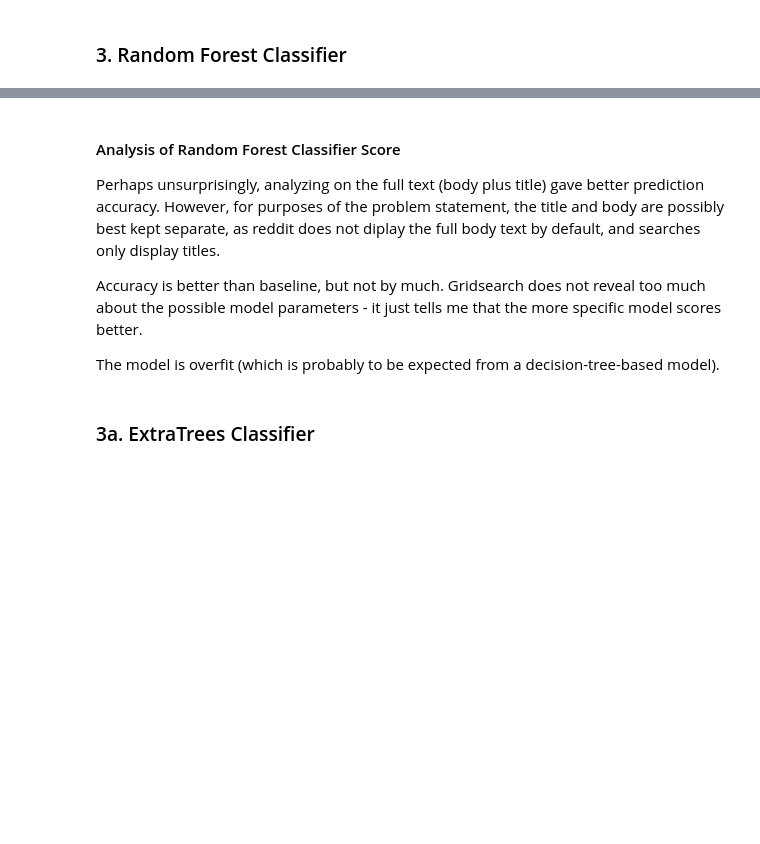
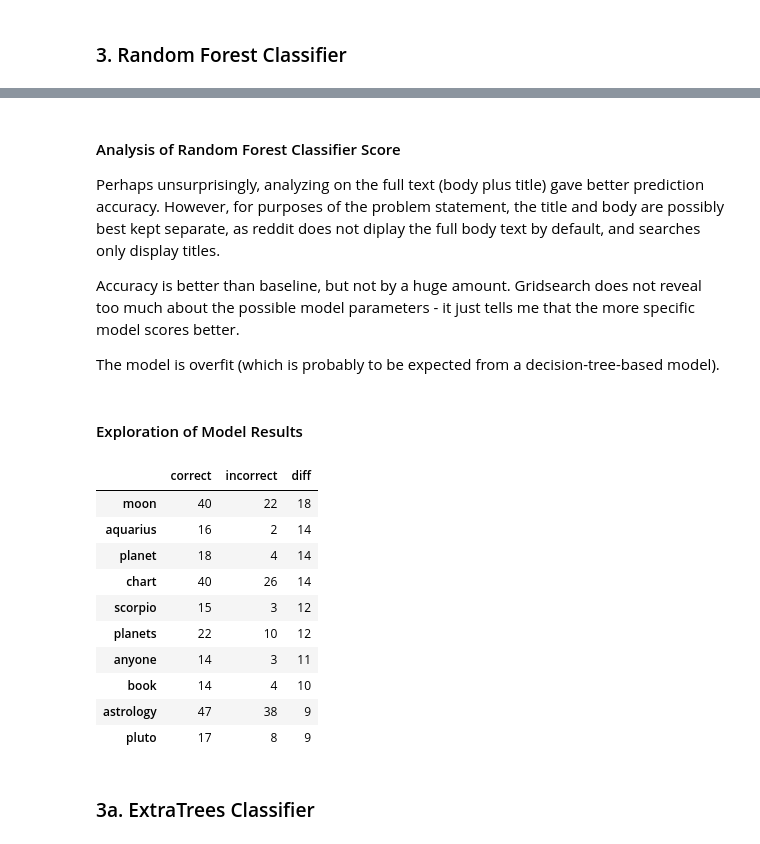
Before and after one commit to ffomezolam/GA-DSI-Project-3, a Jupyter notebook: code/02-model.ipynb, the cells around one changed output, grey strips where cells are left out. Cells and saved outputs as stored; diff of their text form; code cells hidden in the pictures; blank space fills up the shorter version.

```diff
--- a/code/02-model.ipynb
+++ b/code/02-model.ipynb
@@ -137,7 +152,7 @@ y = df[col_target]
 # split to train and test sets
 X_train, X_test, y_train, y_test = train_test_split(X, y,
                                                     stratify=y,
-                                                    test_size=0.2,
+                                                    test_size=0.3,
                                                     random_state=1)
 
 X_train.shape, X_test.shape, y_train.shape, y_test.shape
@@ -191,12 +235,14 @@ array(['writers', 'writing', 'written', 'wrong', 'wrote', 'wrought',
 # %% [markdown]
 ### 3. Random Forest Classifier
 # %%
-title_rfc = RandomForestClassifier(n_jobs=-1, random_state=1)
+title_rfc = RandomForestClassifier()
 gs_params = {
     'n_estimators': [200, 300],
     'min_samples_leaf': [4, 5],
     'min_samples_split': [4, 5],
-    'min_impurity_decrease': [0.0001, 0.001]
+    'min_impurity_decrease': [0.0001, 0.001],
+    'n_jobs': [-1],
+    'random_state': [1]
 }
 
 # use gridsearch this time only to check best model params (takes a long time)
@@ -258,9 +362,43 @@ Model Test Score (best): 0.6556962025316456
 
 Perhaps unsurprisingly, analyzing on the full text (body plus title) gave better prediction accuracy. However, for purposes of the problem statement, the title and body are possibly best kept separate, as reddit does not diplay the full body text by default, and searches only display titles.
 
-Accuracy is better than baseline, but not by much. Gridsearch does not reveal too much about the possible model parameters - it just tells me that the more specific model scores better.
+Accuracy is better than baseline, but not by a huge amount. Gridsearch does not reveal too much about the possible model parameters - it just tells me that the more specific model scores better.
 
 The model is overfit (which is probably to be expected from a decision-tree-based model).
+# %% [markdown]
+#### Exploration of Model Results
+# %%
+# title exploration - what words were best predictors?
+# get predictions
+preds_test = gs.best_estimator_.predict(test_title_cv)
+Xdf = pd.DataFrame(test_title_cv.A,
+                   columns=cv_title.get_feature_names_out(),
+                   index=y_test.index)
+# get filter for correct predictions (use index to label)
+preds_correct_filt = (preds_test == y_test)
+# %%
+# get word counts for correct and incorrect predictions
+wordcounts = pd.DataFrame()
+wordcounts['correct'] = Xdf.loc[preds_correct_filt].sum()
+wordcounts['incorrect'] = Xdf[~preds_correct_filt].sum()
+
+# get difference of correct and incorrect predictions per word
+# This shows what words had more correct over incorrect predictions
+wordcounts['diff'] = wordcounts['correct'] - wordcounts['incorrect']
+
+wordcounts.sort_values(by='diff', ascending=False).head(10)
+# %% [output]
+|  | correct | incorrect | diff |
+| moon | 40 | 22 | 18 |
+| aquarius | 16 | 2 | 14 |
+| planet | 18 | 4 | 14 |
+| chart | 40 | 26 | 14 |
+| scorpio | 15 | 3 | 12 |
+| planets | 22 | 10 | 12 |
+| anyone | 14 | 3 | 11 |
+| book | 14 | 4 | 10 |
+| astrology | 47 | 38 | 9 |
+| pluto | 17 | 8 | 9 |
 # %% [markdown]
 ### 3a. ExtraTrees Classifier
 # %%
```
Also changed, not shown: parts of 41 cells of this notebook, 1 other file.
